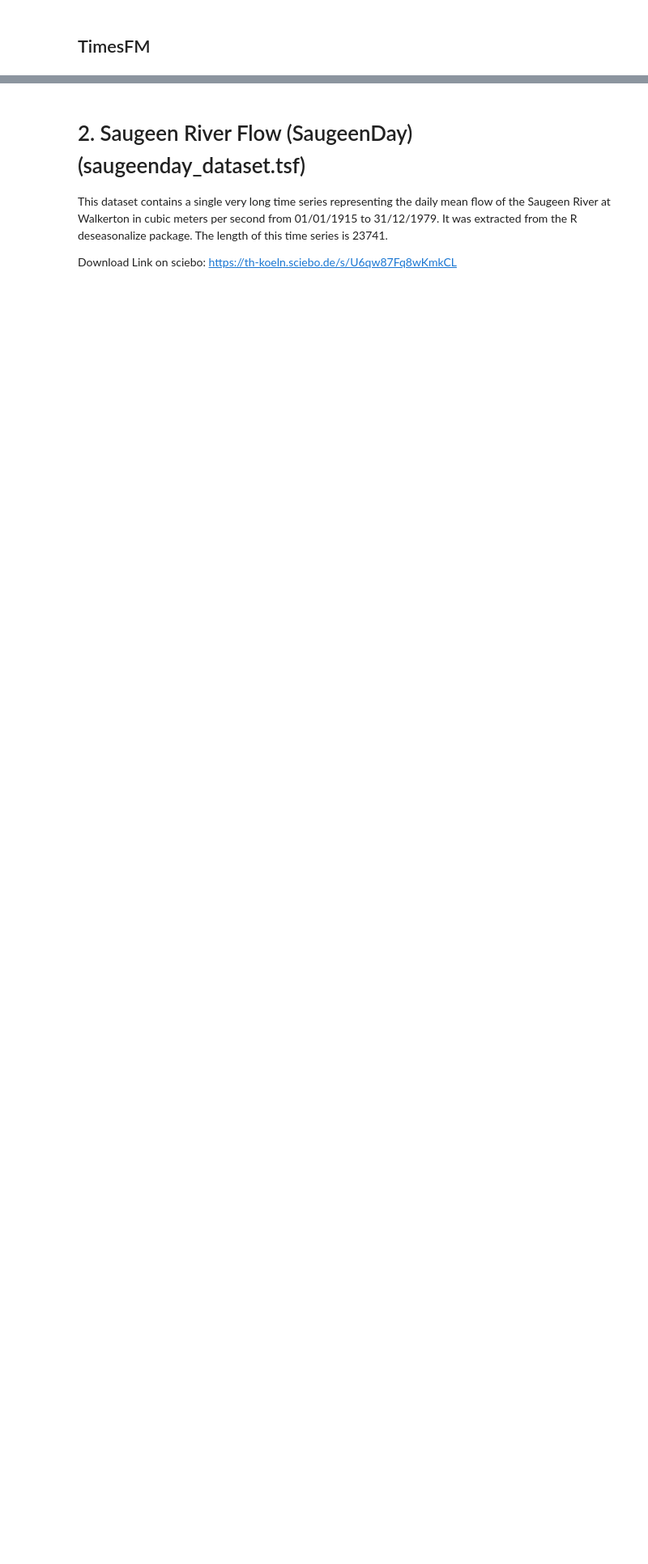
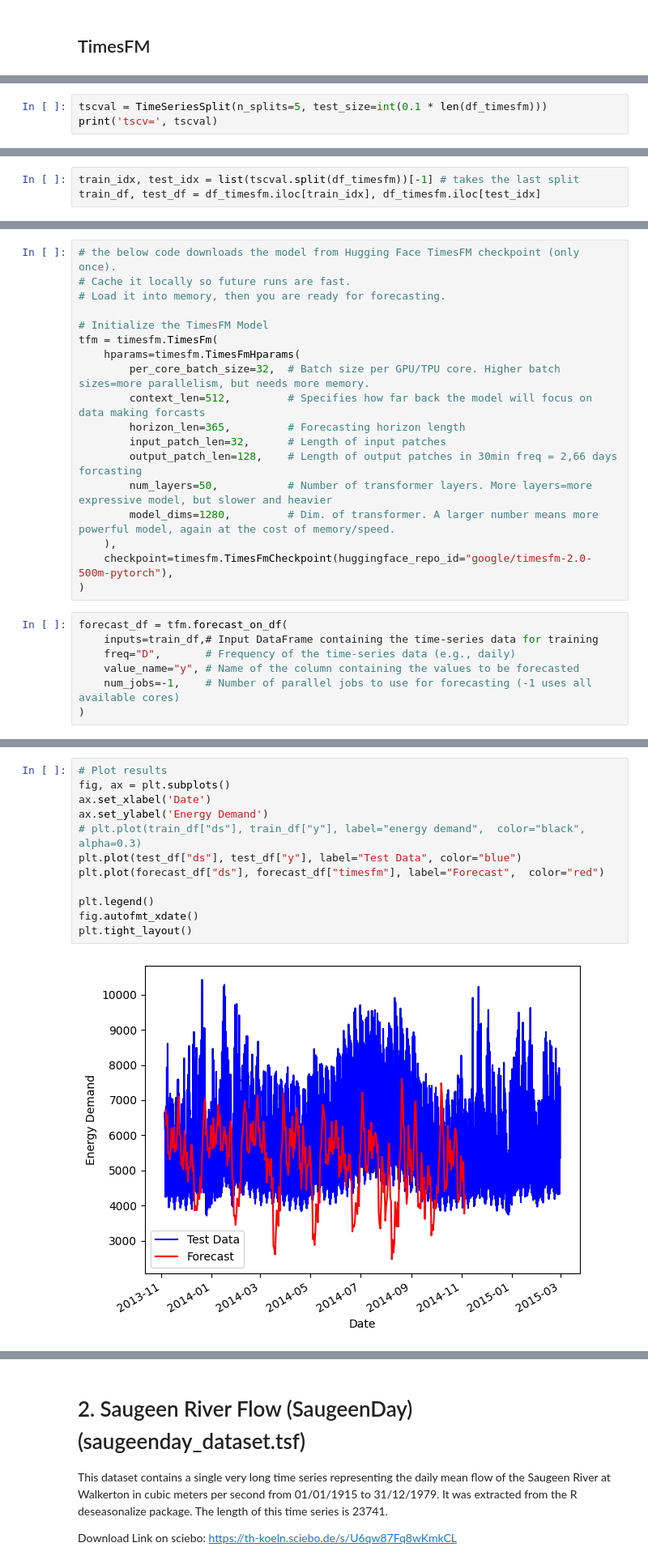
Before and after one commit to JGrootBramel/TSF, a Jupyter notebook: Exam.SoSe2025 Team 5.ipynb, the cells around one changed output, grey strips where cells are left out. Shown at 81% size. Drawn from its saved outputs; the diff is of its cells as text; blank space fills up the shorter version.

Commit message:
Add Timesfm for Australian electricity demand

```diff
--- a/Exam.SoSe2025 Team 5.ipynb
+++ b/Exam.SoSe2025 Team 5.ipynb
@@ -556,0 +460,3 @@ SARIMA (depending on the problem)
+# %%
+tscval = TimeSeriesSplit(n_splits=5, test_size=int(0.1 * len(df_timesfm)))
+print('tscv=', tscval)
@@ -556,0 +465,3 @@ SARIMA (depending on the problem)
+# %%
+train_idx, test_idx = list(tscval.split(df_timesfm))[-1] # takes the last split
+train_df, test_df = df_timesfm.iloc[train_idx], df_timesfm.iloc[test_idx]
@@ -556,0 +479,25 @@ SARIMA (depending on the problem)
+# %%
+# the below code downloads the model from Hugging Face TimesFM checkpoint (only once).
+# Cache it locally so future runs are fast.
+# Load it into memory, then you are ready for forecasting.
+
+# Initialize the TimesFM Model
+tfm = timesfm.TimesFm(
+    hparams=timesfm.TimesFmHparams(
+        per_core_batch_size=32,  # Batch size per GPU/TPU core. Higher batch sizes=more parallelism, but needs more memory.
+        context_len=512,         # Specifies how far back the model will focus on data making forcasts
+        horizon_len=365,         # Forecasting horizon length
+        input_patch_len=32,      # Length of input patches
+        output_patch_len=128,    # Length of output patches in 30min freq = 2,66 days forcasting
+        num_layers=50,           # Number of transformer layers. More layers=more expressive model, but slower and heavier
+        model_dims=1280,         # Dim. of transformer. A larger number means more powerful model, again at the cost of memory/speed.
+    ),
+    checkpoint=timesfm.TimesFmCheckpoint(huggingface_repo_id="google/timesfm-2.0-500m-pytorch"),
+)
+# %%
+forecast_df = tfm.forecast_on_df(
+    inputs=train_df,# Input DataFrame containing the time-series data for training
+    freq="D",       # Frequency of the time-series data (e.g., daily)
+    value_name="y", # Name of the column containing the values to be forecasted
+    num_jobs=-1,    # Number of parallel jobs to use for forecasting (-1 uses all available cores)
+)
@@ -556,0 +524,14 @@ SARIMA (depending on the problem)
+# %%
+# Plot results
+fig, ax = plt.subplots()
+ax.set_xlabel('Date')
+ax.set_ylabel('Energy Demand')
+# plt.plot(train_df["ds"], train_df["y"], label="energy demand",  color="black", alpha=0.3)
+plt.plot(test_df["ds"], test_df["y"], label="Test Data", color="blue")
+plt.plot(forecast_df["ds"], forecast_df["timesfm"], label="Forecast",  color="red")
+
+plt.legend()
+fig.autofmt_xdate()
+plt.tight_layout()
+# %% [output]
+[figure, added]
```
Also changed, not shown: parts of 18 cells of this notebook, 1 other file.
